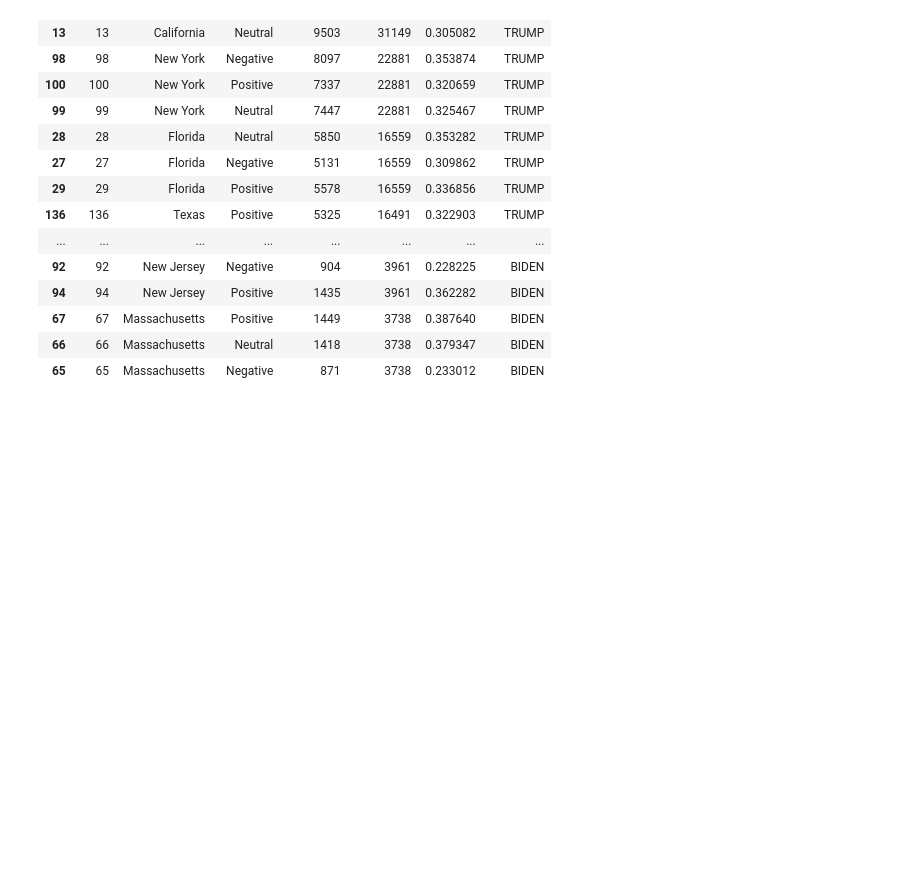
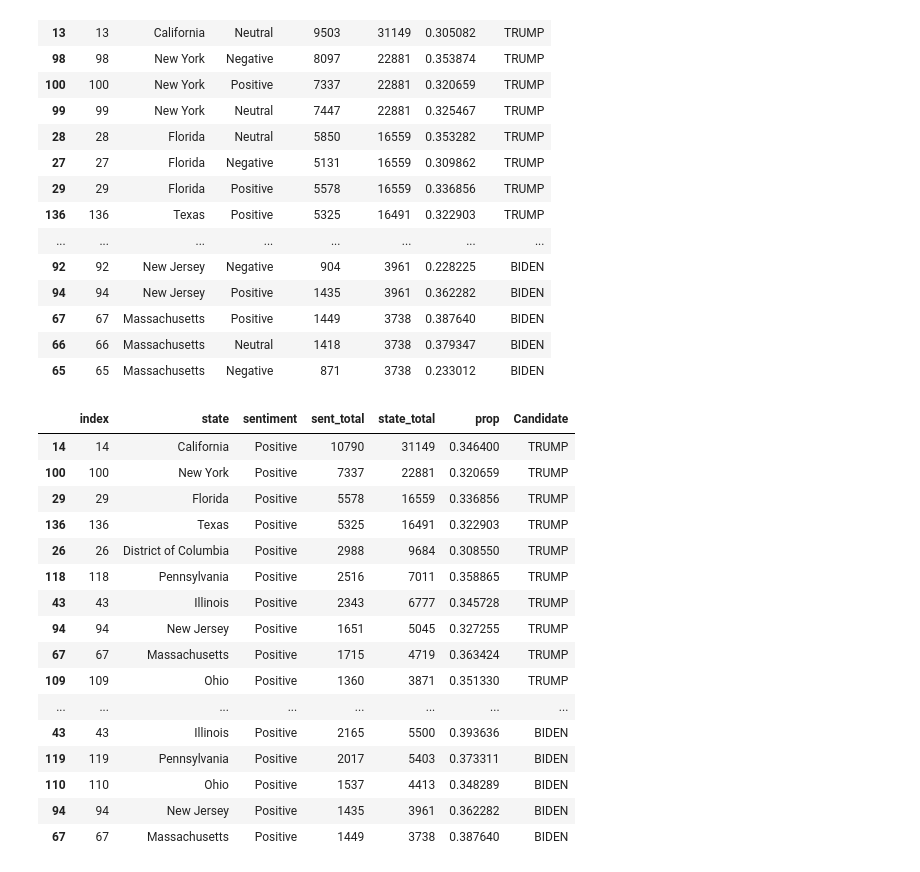
Before and after one commit to LTPrast/Social_web, a Jupyter notebook: Kaggle_dataset_max_sentiment.ipynb, the cells around one changed output. Cells and saved outputs as stored; diff of their text form; code cells hidden in the pictures; blank space fills up the shorter version.

```diff
--- a/Kaggle_dataset_max_sentiment.ipynb
+++ b/Kaggle_dataset_max_sentiment.ipynb
@@ -232,3 +232,23 @@ Data_Mixed
 | 67 | 67 | Massachusetts | Positive | 1449 | 3738 | 0.387640 | BIDEN |
 | 66 | 66 | Massachusetts | Neutral | 1418 | 3738 | 0.379347 | BIDEN |
 | 65 | 65 | Massachusetts | Negative | 871 | 3738 | 0.233012 | BIDEN |
+# %%
+Data_Mixed[(Data_Mixed.sentiment == "Positive")]
+# %% [output]
+|  | index | state | sentiment | sent_total | state_total | prop | Candidate |
+| 14 | 14 | California | Positive | 10790 | 31149 | 0.346400 | TRUMP |
+| 100 | 100 | New York | Positive | 7337 | 22881 | 0.320659 | TRUMP |
+| 29 | 29 | Florida | Positive | 5578 | 16559 | 0.336856 | TRUMP |
+| 136 | 136 | Texas | Positive | 5325 | 16491 | 0.322903 | TRUMP |
+| 26 | 26 | District of Columbia | Positive | 2988 | 9684 | 0.308550 | TRUMP |
+| 118 | 118 | Pennsylvania | Positive | 2516 | 7011 | 0.358865 | TRUMP |
+| 43 | 43 | Illinois | Positive | 2343 | 6777 | 0.345728 | TRUMP |
+| 94 | 94 | New Jersey | Positive | 1651 | 5045 | 0.327255 | TRUMP |
+| 67 | 67 | Massachusetts | Positive | 1715 | 4719 | 0.363424 | TRUMP |
+| 109 | 109 | Ohio | Positive | 1360 | 3871 | 0.351330 | TRUMP |
+| ... | ... | ... | ... | ... | ... | ... | ... |
+| 43 | 43 | Illinois | Positive | 2165 | 5500 | 0.393636 | BIDEN |
+| 119 | 119 | Pennsylvania | Positive | 2017 | 5403 | 0.373311 | BIDEN |
+| 110 | 110 | Ohio | Positive | 1537 | 4413 | 0.348289 | BIDEN |
+| 94 | 94 | New Jersey | Positive | 1435 | 3961 | 0.362282 | BIDEN |
+| 67 | 67 | Massachusetts | Positive | 1449 | 3738 | 0.387640 | BIDEN |
```
Also changed, not shown: parts of 1 cell of this notebook.
